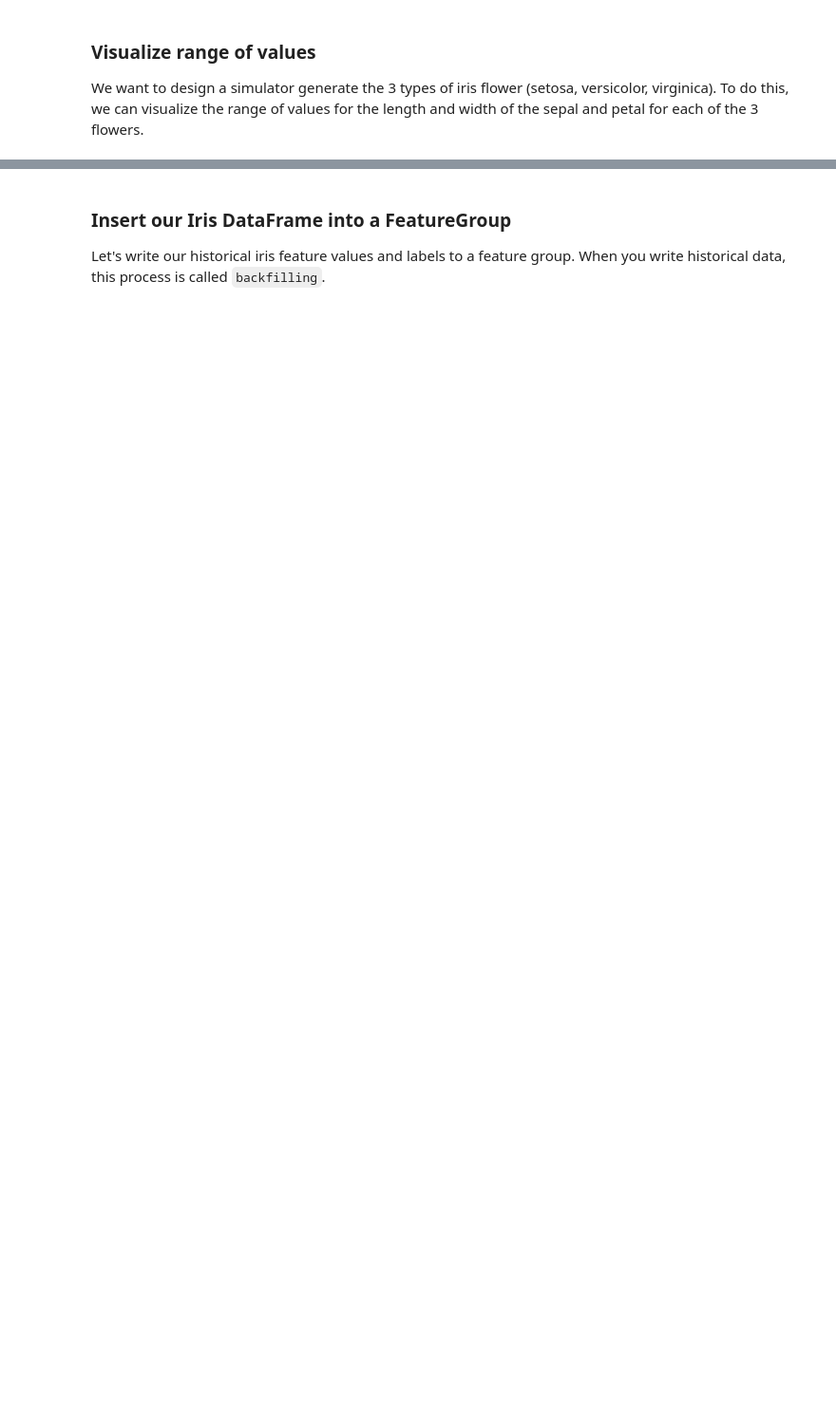
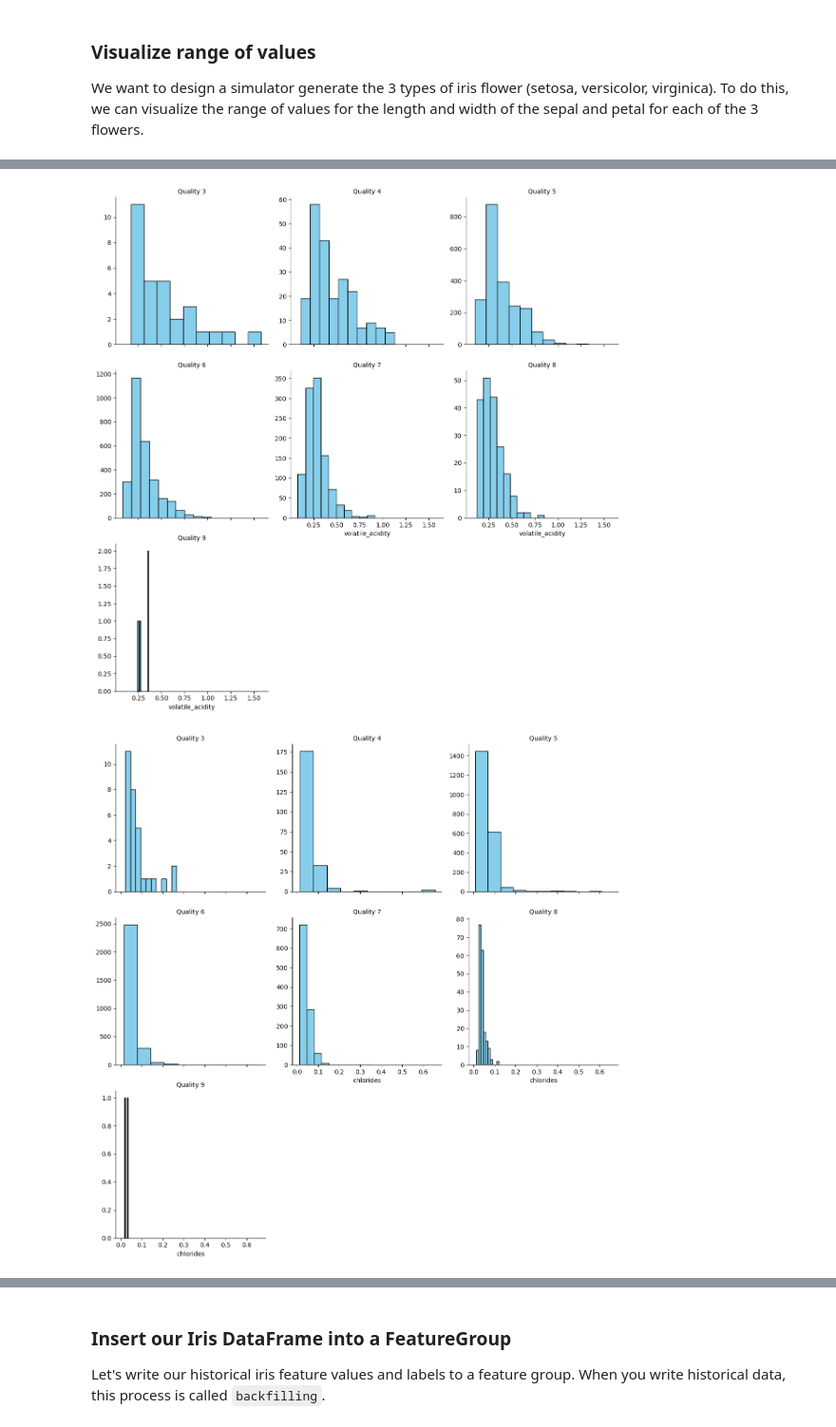
Before and after one commit to wenjianma/ID2223Lab1Task2, a Jupyter notebook: wine-eda-and-backfill-feature-group.ipynb, the cells around one changed output, grey strips where cells are left out. Shown at 95% size. Saved outputs shown, nothing was run; the diff lists cells and outputs as text; code cells hidden in the pictures; blank space fills up the shorter version.

```diff
--- a/wine-eda-and-backfill-feature-group.ipynb
+++ b/wine-eda-and-backfill-feature-group.ipynb
@@ -197,0 +245,20 @@ plt.show()
+# %%
+g1 = sns.FacetGrid(wine_df, col='quality', col_wrap=3, height=4, sharey=False)
+g1.map(plt.hist, 'volatile_acidity', color='skyblue', edgecolor='black')
+g1.set_titles('Quality {col_name}')
+plt.show()
+g2 = sns.FacetGrid(wine_df, col='quality', col_wrap=3, height=4, sharey=False)
+g2.map(plt.hist, 'chlorides', color='skyblue', edgecolor='black')
+g2.set_titles('Quality {col_name}')
+plt.show()
+g3 = sns.FacetGrid(wine_df, col='quality', col_wrap=3, height=4, sharey=False)
+g3.map(plt.hist, 'density', color='skyblue', edgecolor='black')
+g3.set_titles('Quality {col_name}')
+plt.show()
+g4 = sns.FacetGrid(wine_df, col='quality', col_wrap=3, height=4, sharey=False)
+g4.map(plt.hist, 'alcohol', color='skyblue', edgecolor='black')
+g4.set_titles('Quality {col_name}')
+plt.show()
+# %% [output]
+[figure, added]
+[figure, added]
```
Also changed, not shown: parts of 11 cells of this notebook, 2 other files.
